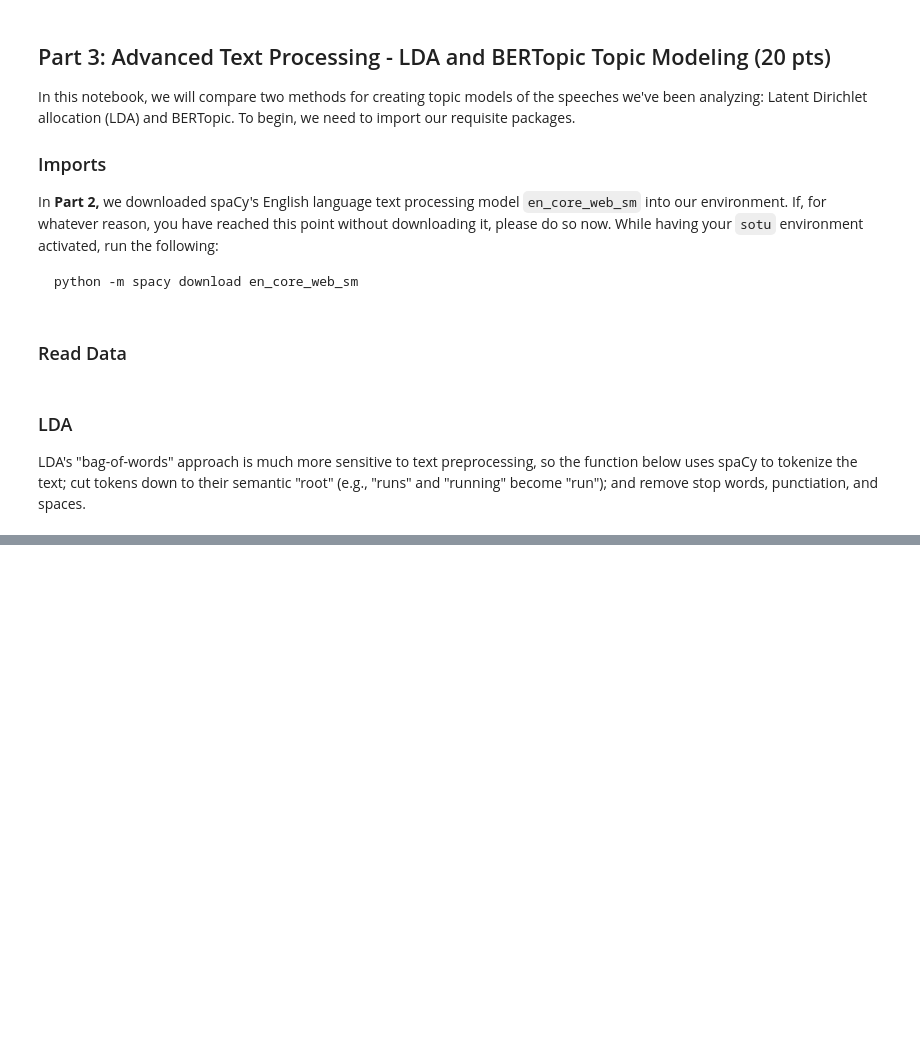
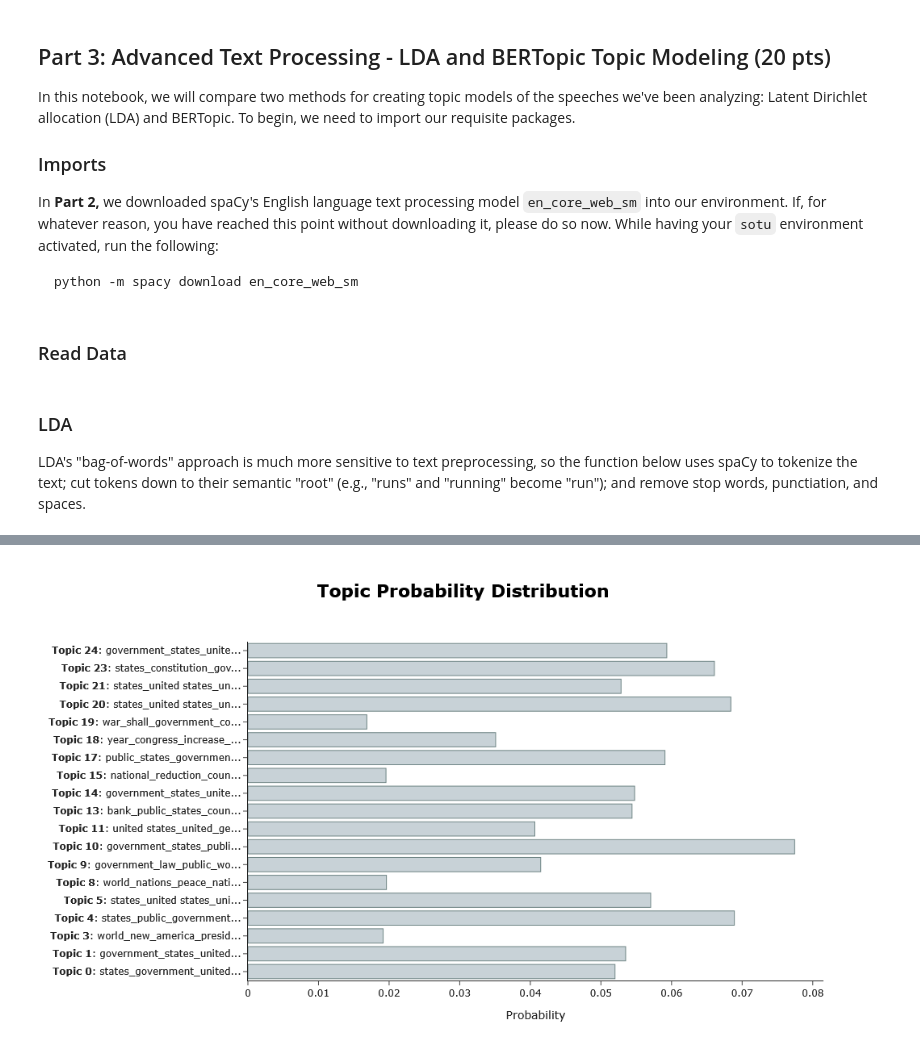
Before and after one commit to UCB-stat-159-f25/proj02-group03, a Jupyter notebook: nlp-P03.ipynb, the cells around one changed output, grey strips where cells are left out. Saved outputs shown, nothing was run; the diff lists cells and outputs as text; code cells hidden in the pictures; blank space fills up the shorter version.

```diff
--- a/nlp-P03.ipynb
+++ b/nlp-P03.ipynb
@@ -84,3 +155,9 @@ first_speech_distr
+# %%
+# output the topic distribution for the 201st speech
+first_speech_distr2 = topic_model.visualize_distribution(topic_distr[200])
+first_speech_distr2
+# %% [output]
+[figure, added]
 # %%
 # run this cell to visualize the topics
 topic_model.visualize_topics()
```
Also changed, not shown: parts of 14 cells of this notebook.
